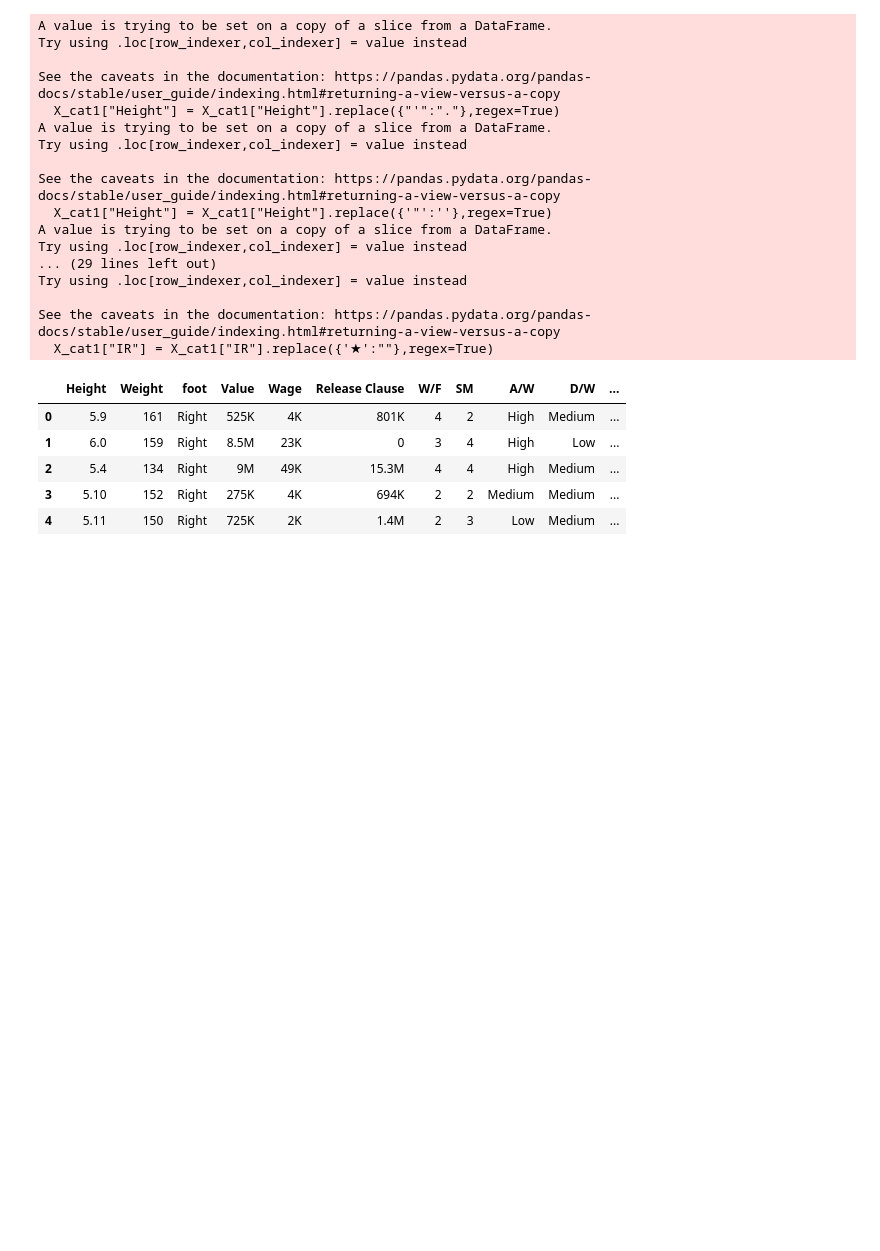
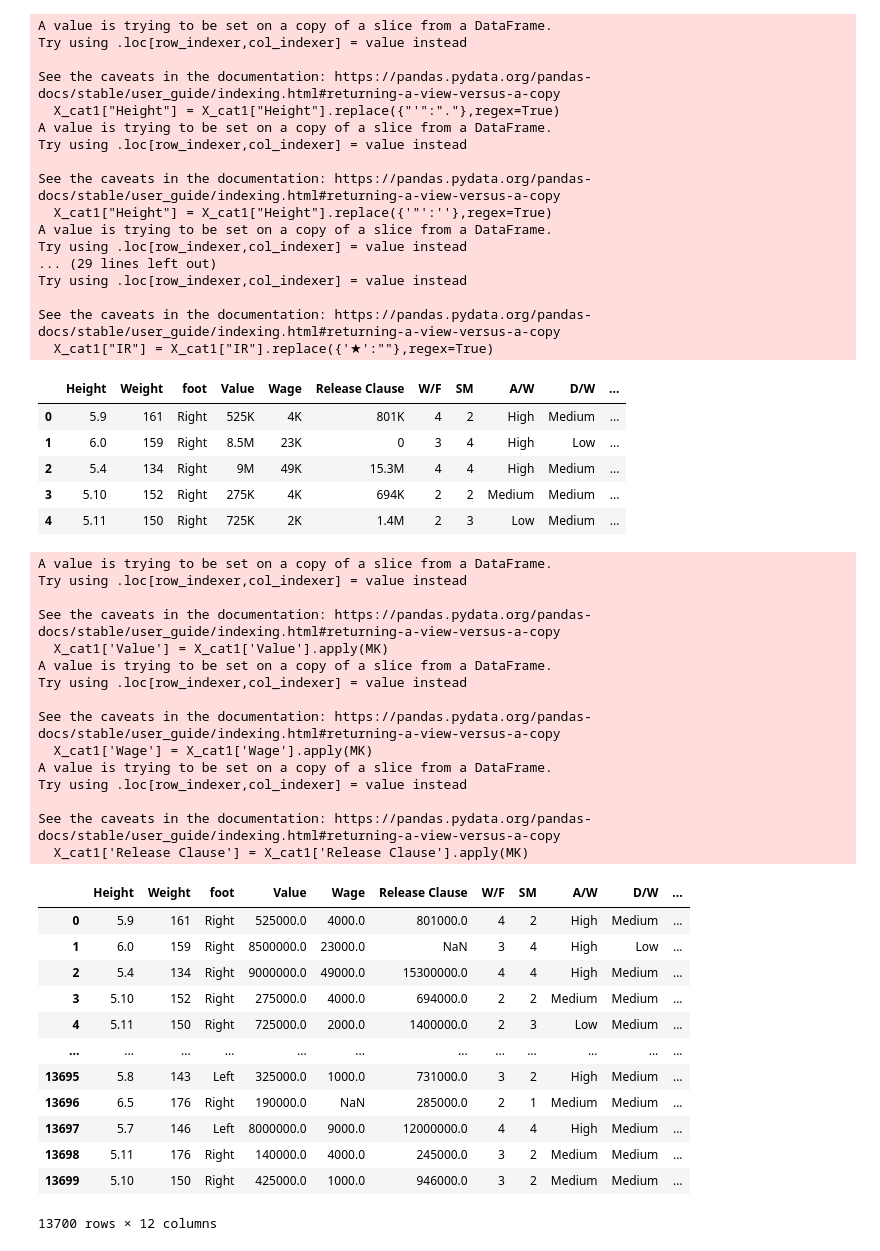
Before and after one commit to Imnlca/FIFA_21_PROJECT, a Jupyter notebook: FIFA_21.ipynb, the cells around one changed output. Drawn from its saved outputs; the diff is of its cells as text; code cells hidden in the pictures; blank space fills up the shorter version.

```diff
--- a/FIFA_21.ipynb
+++ b/FIFA_21.ipynb
@@ -106,19 +97,57 @@ See the caveats in the documentation: https://pandas.pydata.org/pandas-docs/stab
 | 3 | 5.10 | 152 | Right | 275K | 4K | 694K | 2 | 2 | Medium | Medium | ... |
 | 4 | 5.11 | 150 | Right | 725K | 2K | 1.4M | 2 | 3 | Low | Medium | ... |
 # %%
-#X = '20M'
 def MK(X):
-    if 'K' in X:
-        X = X.replace('K','')
-        X = float(X)
-        X = X*1000
-    elif 'M' in X:
-        X = X.replace('M','')
-        X = float(X)
-        X = X*1000000
-    return X
+    if isinstance(X, str):
+        if 'K' in X:
+          X = X.replace('K','')
+          X = float(X)
+          X = X*1000
+          return X
+        elif 'M' in X:
+          X = X.replace('M','')
+          X = float(X)
+          X = X*1000000
+          return X
+    else:
+        if isinstance(X, float):
+          return X
+X_cat1['Value'] = X_cat1['Value'].apply(MK)
 
-pd.DataFrame(X_cat1['foot']
+X_cat1['Wage'] = X_cat1['Wage'].apply(MK)
+
+X_cat1['Release Clause'] = X_cat1['Release Clause'].apply(MK)
+
+X_cat1
+# %% [output]
+A value is trying to be set on a copy of a slice from a DataFrame.
+Try using .loc[row_indexer,col_indexer] = value instead
+
+See the caveats in the documentation: https://pandas.pydata.org/pandas-docs/stable/user_guide/indexing.html#returning-a-view-versus-a-copy
+  X_cat1['Value'] = X_cat1['Value'].apply(MK)
+A value is trying to be set on a copy of a slice from a DataFrame.
+Try using .loc[row_indexer,col_indexer] = value instead
+
+See the caveats in the documentation: https://pandas.pydata.org/pandas-docs/stable/user_guide/indexing.html#returning-a-view-versus-a-copy
+  X_cat1['Wage'] = X_cat1['Wage'].apply(MK)
+A value is trying to be set on a copy of a slice from a DataFrame.
+Try using .loc[row_indexer,col_indexer] = value instead
+
+See the caveats in the documentation: https://pandas.pydata.org/pandas-docs/stable/user_guide/indexing.html#returning-a-view-versus-a-copy
+  X_cat1['Release Clause'] = X_cat1['Release Clause'].apply(MK)
+|  | Height | Weight | foot | Value | Wage | Release Clause | W/F | SM | A/W | D/W | ... |
+| 0 | 5.9 | 161 | Right | 525000.0 | 4000.0 | 801000.0 | 4 | 2 | High | Medium | ... |
+| 1 | 6.0 | 159 | Right | 8500000.0 | 23000.0 | NaN | 3 | 4 | High | Low | ... |
+| 2 | 5.4 | 134 | Right | 9000000.0 | 49000.0 | 15300000.0 | 4 | 4 | High | Medium | ... |
+| 3 | 5.10 | 152 | Right | 275000.0 | 4000.0 | 694000.0 | 2 | 2 | Medium | Medium | ... |
+| 4 | 5.11 | 150 | Right | 725000.0 | 2000.0 | 1400000.0 | 2 | 3 | Low | Medium | ... |
+| ... | ... | ... | ... | ... | ... | ... | ... | ... | ... | ... | ... |
+| 13695 | 5.8 | 143 | Left | 325000.0 | 1000.0 | 731000.0 | 3 | 2 | High | Medium | ... |
+| 13696 | 6.5 | 176 | Right | 190000.0 | NaN | 285000.0 | 2 | 1 | Medium | Medium | ... |
+| 13697 | 5.7 | 146 | Left | 8000000.0 | 9000.0 | 12000000.0 | 4 | 4 | High | Medium | ... |
+| 13698 | 5.11 | 176 | Right | 140000.0 | 4000.0 | 245000.0 | 3 | 2 | Medium | Medium | ... |
+| 13699 | 5.10 | 150 | Right | 425000.0 | 1000.0 | 946000.0 | 3 | 2 | Medium | Medium | ... |
+13700 rows × 12 columns
 # %%
 #One hot encoder.
 encoded = OneHotEncoder().fit(pd.DataFrame(X_cat1['foot'])).transform(pd.DataFrame(X_cat1['foot'])).toarray()
```
Also changed, not shown: parts of 25 cells of this notebook, 1 other file.
